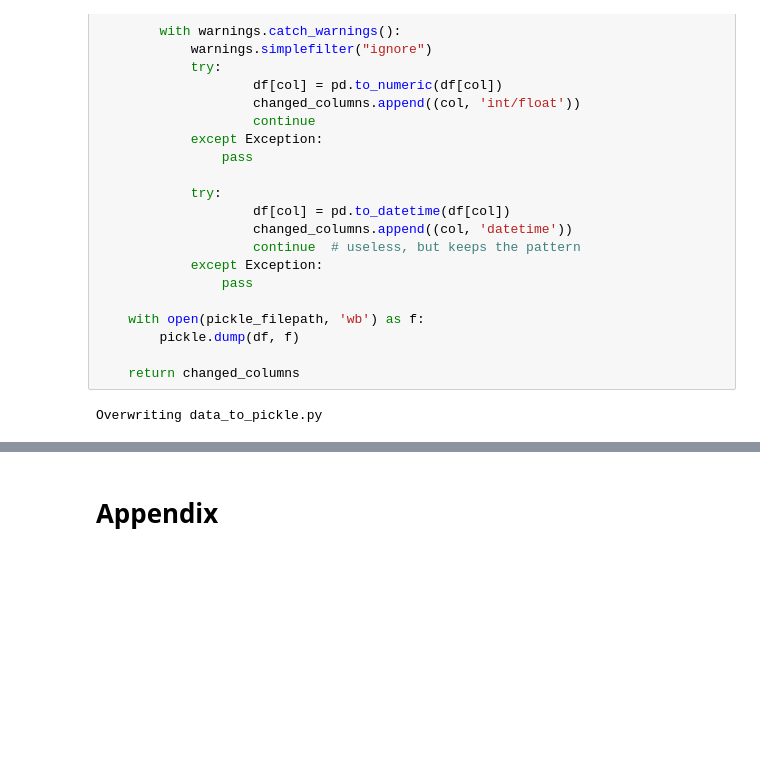
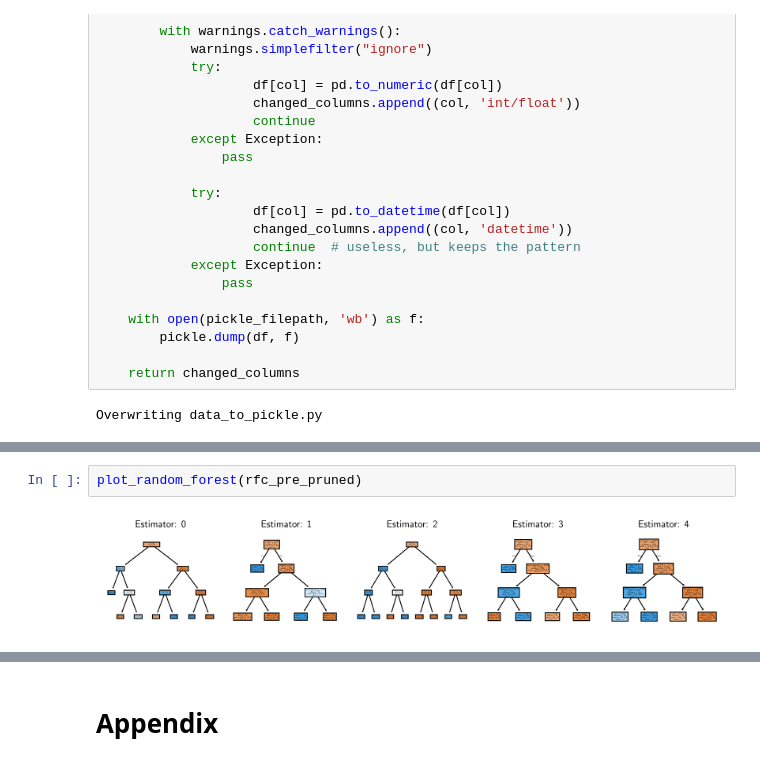
Before and after one commit to chrisbcarl/sjsu.CMPE-257.ml-social-bot-detection, a Jupyter notebook: src/project.ipynb, the cells around one changed output, grey strips where cells are left out. Drawn from its saved outputs; the diff is of its cells as text; blank space fills up the shorter version.

```diff
--- a/src/project.ipynb
+++ b/src/project.ipynb
@@ -826,0 +860,4 @@ weighted avg       0.96      0.96      0.96      1340
+# %%
+plot_random_forest(rfc_pre_pruned)
+# %% [output]
+[figure, added]
```
Also changed, not shown: parts of 43 cells of this notebook, 2 other files.
